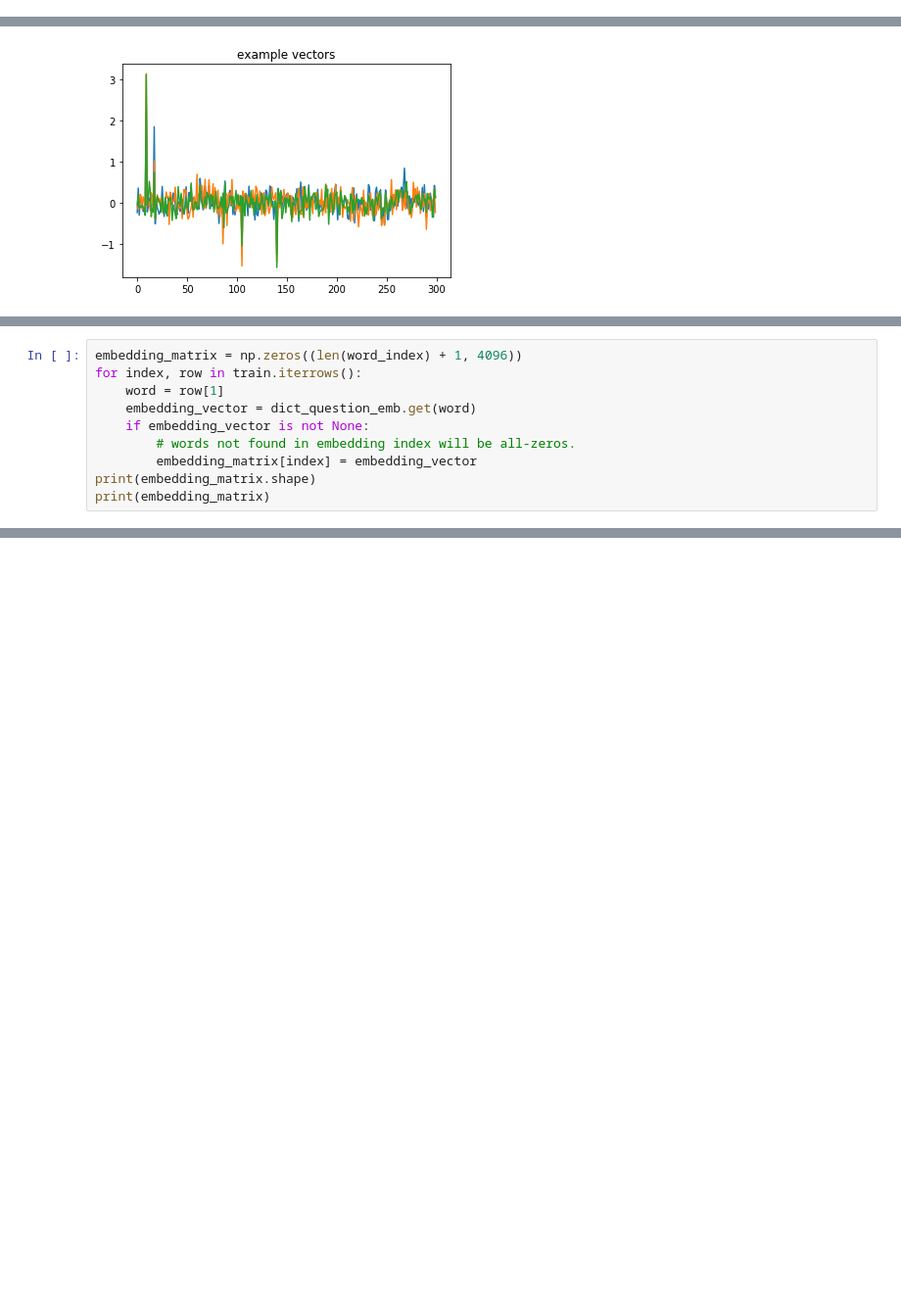
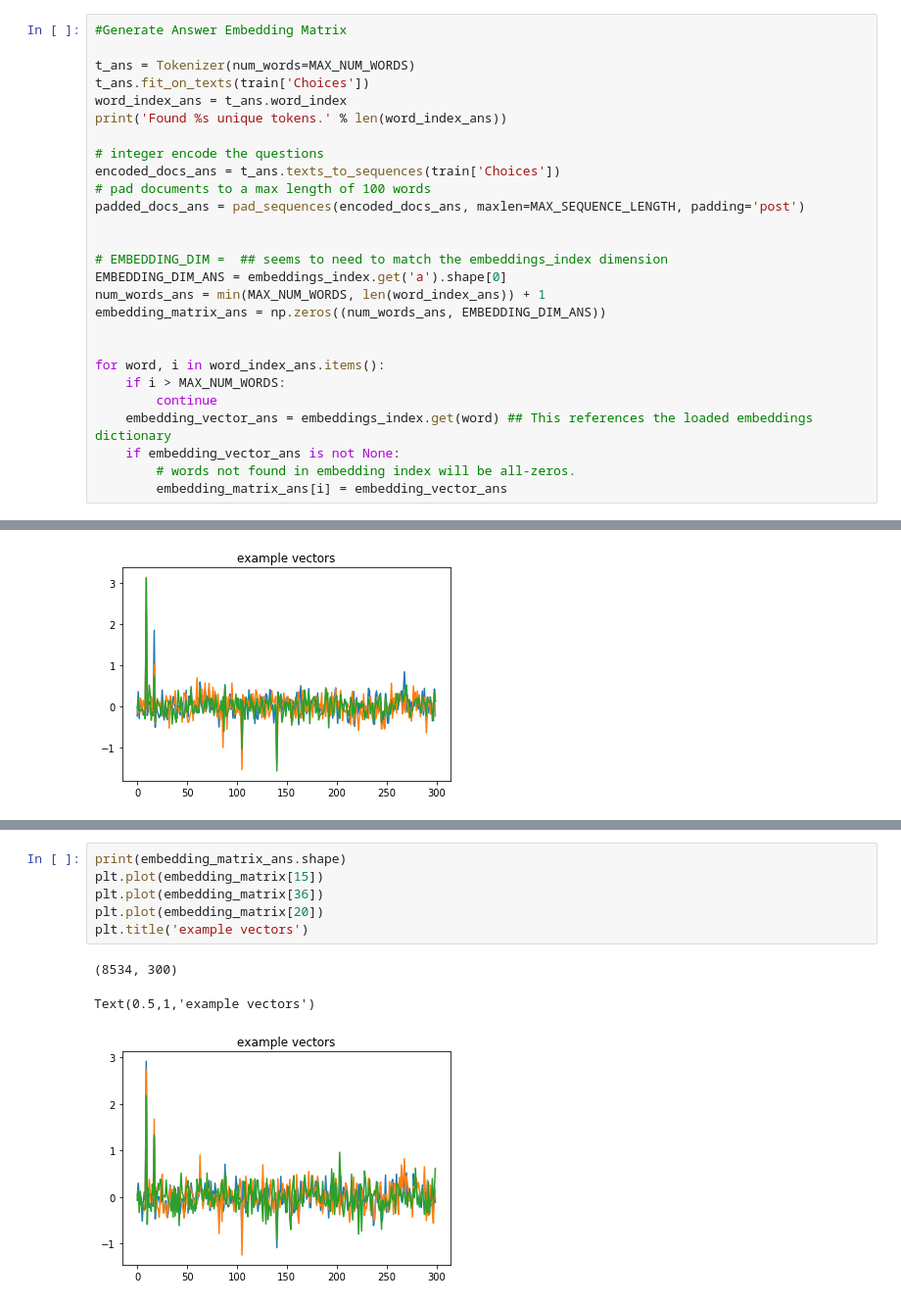
Before and after one commit to MinMat/AI-QA, a Jupyter notebook: model.ipynb, the cells around one changed output, grey strips where cells are left out. Shown: that part at 98% size. Cells and saved outputs as stored; diff of their text form; blank space fills up the shorter version.

```diff
--- a/model.ipynb
+++ b/model.ipynb
@@ -179,0 +201,27 @@ Found 5466 unique tokens.
+# %%
+#Generate Answer Embedding Matrix
+
+t_ans = Tokenizer(num_words=MAX_NUM_WORDS)
+t_ans.fit_on_texts(train['Choices'])
+word_index_ans = t_ans.word_index
+print('Found %s unique tokens.' % len(word_index_ans))
+
+# integer encode the questions
+encoded_docs_ans = t_ans.texts_to_sequences(train['Choices'])
+# pad documents to a max length of 100 words
+padded_docs_ans = pad_sequences(encoded_docs_ans, maxlen=MAX_SEQUENCE_LENGTH, padding='post')
+
+
+# EMBEDDING_DIM =  ## seems to need to match the embeddings_index dimension
+EMBEDDING_DIM_ANS = embeddings_index.get('a').shape[0]
+num_words_ans = min(MAX_NUM_WORDS, len(word_index_ans)) + 1
+embedding_matrix_ans = np.zeros((num_words_ans, EMBEDDING_DIM_ANS))
+
+
+for word, i in word_index_ans.items():
+    if i > MAX_NUM_WORDS:
+        continue
+    embedding_vector_ans = embeddings_index.get(word) ## This references the loaded embeddings dictionary
+    if embedding_vector_ans is not None:
+        # words not found in embedding index will be all-zeros.
+        embedding_matrix_ans[i] = embedding_vector_ans
@@ -261,10 +254,0 @@ print(len(dict_context_emb))
-# %%
-embedding_matrix = np.zeros((len(word_index) + 1, 4096))
-for index, row in train.iterrows():
-    word = row[1]
-    embedding_vector = dict_question_emb.get(word)
-    if embedding_vector is not None:
-        # words not found in embedding index will be all-zeros.
-        embedding_matrix[index] = embedding_vector
-print(embedding_matrix.shape)
-print(embedding_matrix)
@@ -371,0 +255,10 @@ print("Test loss/accuracy best model = %.4f, %.4f" % (loss, acc))
+# %%
+print(embedding_matrix_ans.shape)
+plt.plot(embedding_matrix[15])
+plt.plot(embedding_matrix[36])
+plt.plot(embedding_matrix[20])
+plt.title('example vectors')
+# %% [output]
+(8534, 300)
+Text(0.5,1,'example vectors')
+[figure, added]
```
Also changed, not shown: parts of 36 cells of this notebook.
